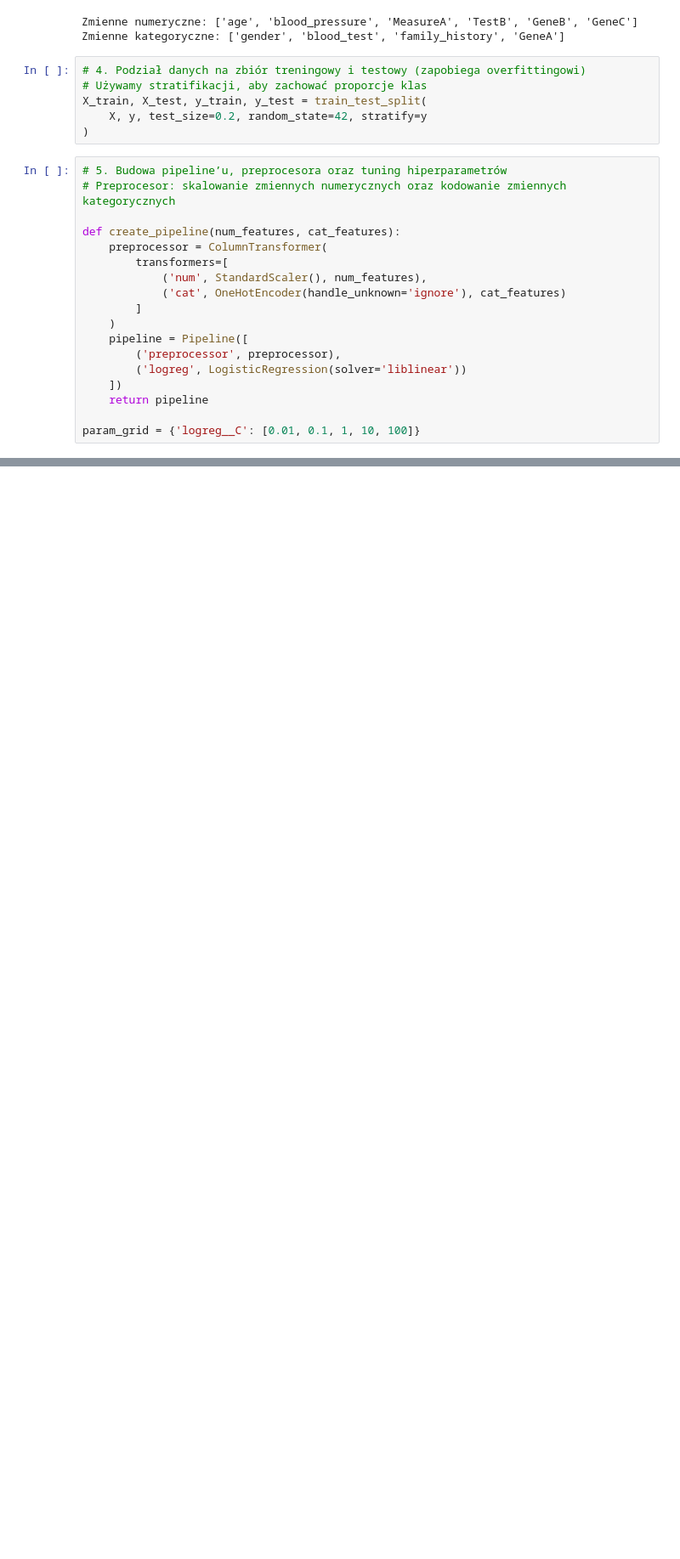
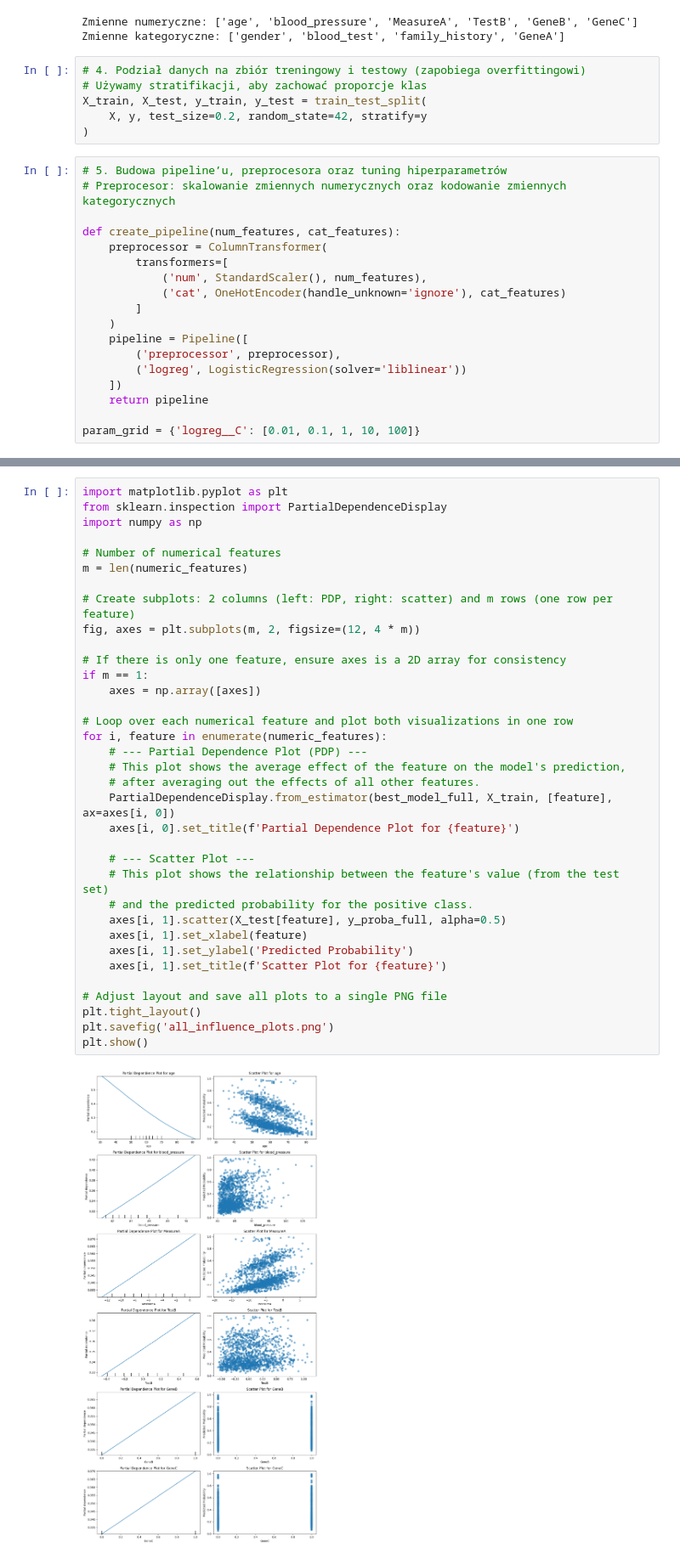
Before and after one commit to mikolaj-sujka/Explainable_ai_UJ, a Jupyter notebook: problem_set_2.ipynb, the cells around one changed output, grey strips where cells are left out. Shown at 85% size. Drawn from its saved outputs; the diff is of its cells as text; blank space fills up the shorter version.

```diff
--- a/problem_set_2.ipynb
+++ b/problem_set_2.ipynb
@@ -271,0 +267,37 @@ Tworzenie Partial Dependence Plot dla cechy: age
+# %%
+import matplotlib.pyplot as plt
+from sklearn.inspection import PartialDependenceDisplay
+import numpy as np
+
+# Number of numerical features
+m = len(numeric_features)
+
+# Create subplots: 2 columns (left: PDP, right: scatter) and m rows (one row per feature)
+fig, axes = plt.subplots(m, 2, figsize=(12, 4 * m))
+
+# If there is only one feature, ensure axes is a 2D array for consistency
+if m == 1:
+    axes = np.array([axes])
+
+# Loop over each numerical feature and plot both visualizations in one row
+for i, feature in enumerate(numeric_features):
+    # --- Partial Dependence Plot (PDP) ---
+    # This plot shows the average effect of the feature on the model's prediction,
+    # after averaging out the effects of all other features.
+    PartialDependenceDisplay.from_estimator(best_model_full, X_train, [feature], ax=axes[i, 0])
+    axes[i, 0].set_title(f'Partial Dependence Plot for {feature}')
+
+    # --- Scatter Plot ---
+    # This plot shows the relationship between the feature's value (from the test set)
+    # and the predicted probability for the positive class.
+    axes[i, 1].scatter(X_test[feature], y_proba_full, alpha=0.5)
+    axes[i, 1].set_xlabel(feature)
+    axes[i, 1].set_ylabel('Predicted Probability')
+    axes[i, 1].set_title(f'Scatter Plot for {feature}')
+
+# Adjust layout and save all plots to a single PNG file
+plt.tight_layout()
+plt.savefig('all_influence_plots.png')
+plt.show()
+# %% [output]
+[figure, added]
```
Also changed, not shown: parts of 2 cells of this notebook.
